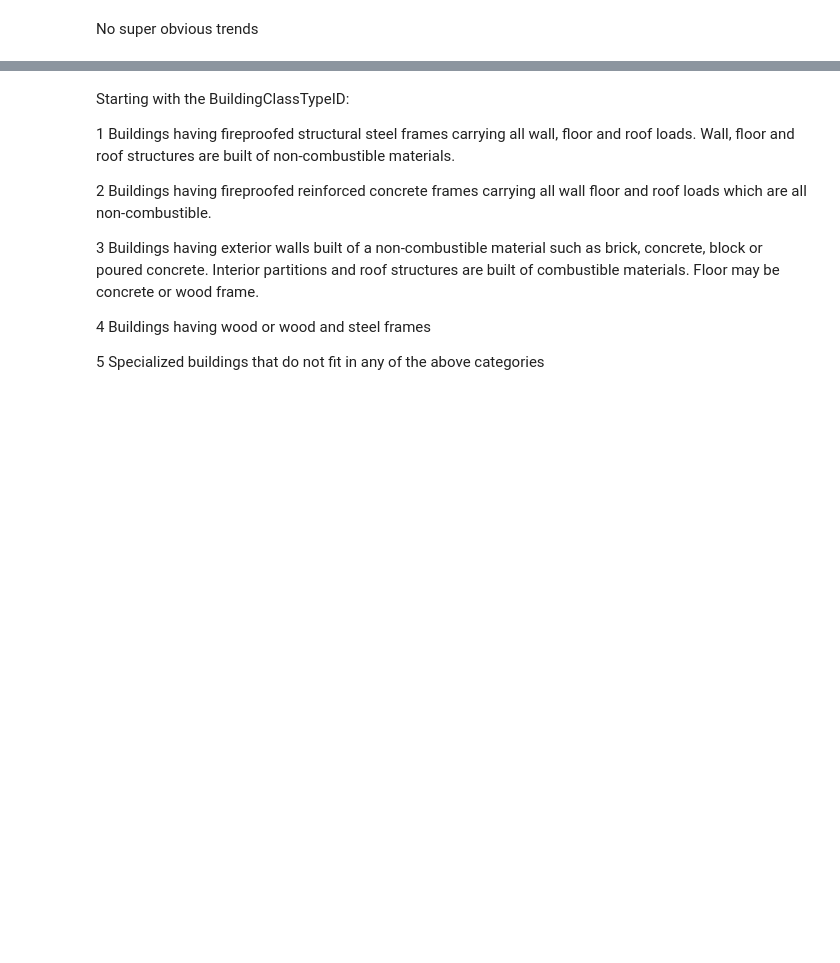
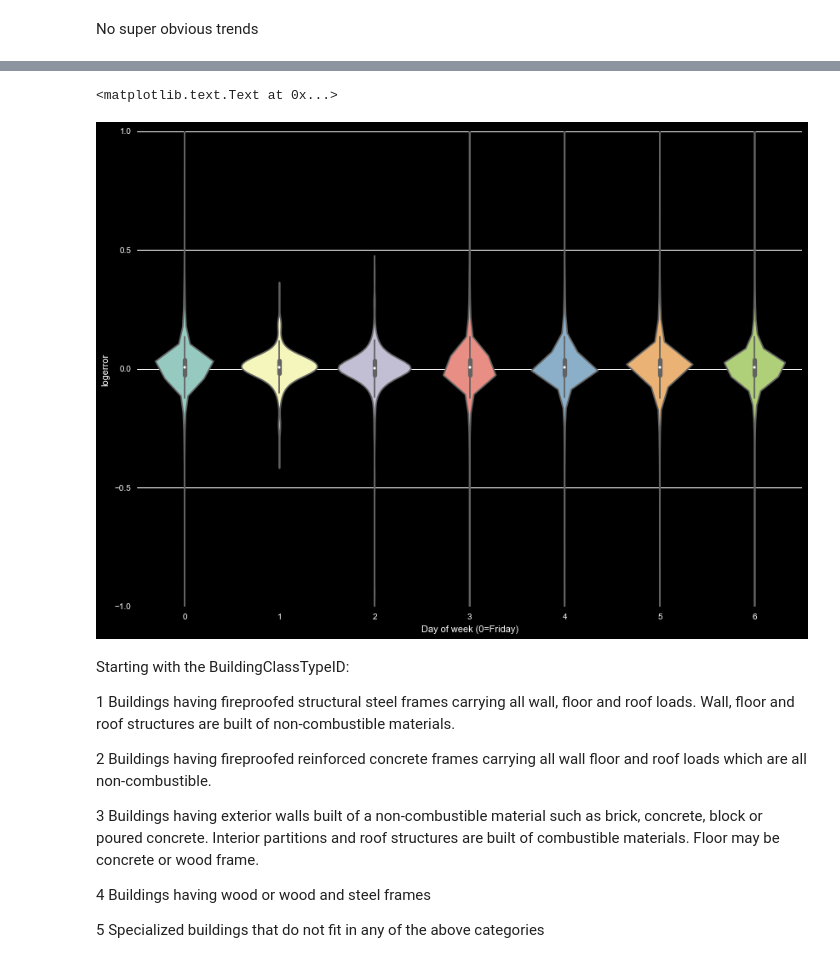
Before and after one commit to markertsean/zillow, a Jupyter notebook: Explore_Purchased.ipynb, the cells around one changed output, grey strips where cells are left out. Saved outputs shown, nothing was run; the diff lists cells and outputs as text; code cells hidden in the pictures; blank space fills up the shorter version.

```diff
--- a/Explore_Purchased.ipynb
+++ b/Explore_Purchased.ipynb
@@ -101,3 +114,10 @@ No super obvious trends
+# %%
+sns.violinplot( data=foo, x='mod_date', y='logerror', bw='silverman' )
+plt.ylim( -1, 1 )
+plt.xlabel( 'Day of week (0=Friday)' )
+# %% [output]
+<matplotlib.text.Text at 0x...>
+[figure, added]
 # %% [markdown]
 Starting with the BuildingClassTypeID:
 
```
Also changed, not shown: parts of 34 cells of this notebook, 1 other file.
